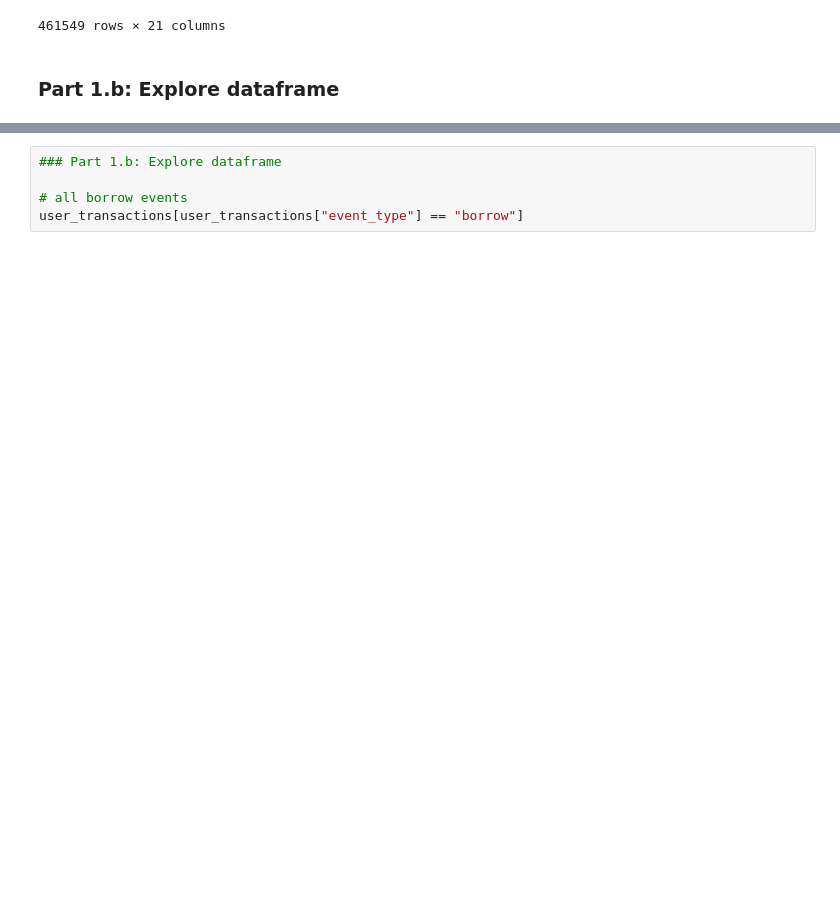
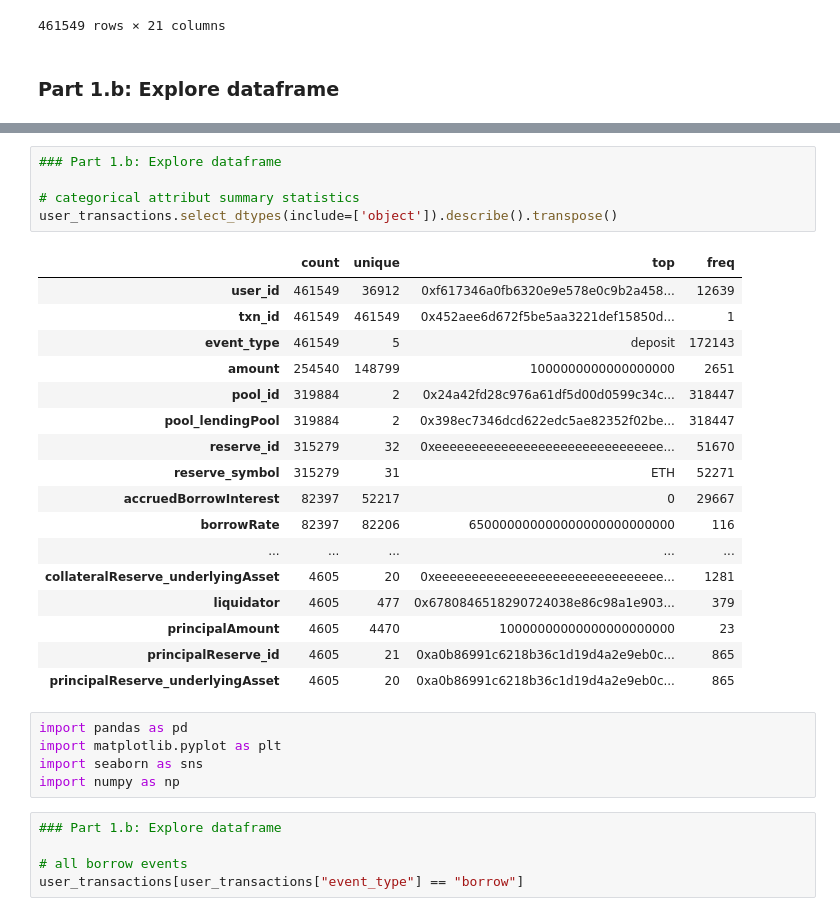
Before and after one commit to Scaleframe/defi_credit_score, a Jupyter notebook: notebooks/01-data-and-solution-flow.ipynb, the cells around one changed output, grey strips where cells are left out. Saved outputs shown, nothing was run; the diff lists cells and outputs as text; blank space fills up the shorter version.

```diff
--- a/notebooks/01-data-and-solution-flow.ipynb
+++ b/notebooks/01-data-and-solution-flow.ipynb
@@ -134,3 +237,31 @@ user_transactions.describe(include='all')
+# %%
+### Part 1.b: Explore dataframe
+
+# categorical attribut summary statistics
+user_transactions.select_dtypes(include=['object']).describe().transpose()
+# %% [output]
+|  | count | unique | top | freq |
+| user_id | 461549 | 36912 | 0xf617346a0fb6320e9e578e0c9b2a458... | 12639 |
+| txn_id | 461549 | 461549 | 0x452aee6d672f5be5aa3221def15850d... | 1 |
+| event_type | 461549 | 5 | deposit | 172143 |
+| amount | 254540 | 148799 | 1000000000000000000 | 2651 |
+| pool_id | 319884 | 2 | 0x24a42fd28c976a61df5d00d0599c34c... | 318447 |
+| pool_lendingPool | 319884 | 2 | 0x398ec7346dcd622edc5ae82352f02be... | 318447 |
+| reserve_id | 315279 | 32 | 0xeeeeeeeeeeeeeeeeeeeeeeeeeeeeeee... | 51670 |
+| reserve_symbol | 315279 | 31 | ETH | 52271 |
+| accruedBorrowInterest | 82397 | 52217 | 0 | 29667 |
+| borrowRate | 82397 | 82206 | 650000000000000000000000000 | 116 |
+| ... | ... | ... | ... | ... |
+| collateralReserve_underlyingAsset | 4605 | 20 | 0xeeeeeeeeeeeeeeeeeeeeeeeeeeeeeee... | 1281 |
+| liquidator | 4605 | 477 | 0x6780846518290724038e86c98a1e903... | 379 |
+| principalAmount | 4605 | 4470 | 10000000000000000000000 | 23 |
+| principalReserve_id | 4605 | 21 | 0xa0b86991c6218b36c1d19d4a2e9eb0c... | 865 |
+| principalReserve_underlyingAsset | 4605 | 20 | 0xa0b86991c6218b36c1d19d4a2e9eb0c... | 865 |
+# %%
+import pandas as pd
+import matplotlib.pyplot as plt
+import seaborn as sns
+import numpy as np
 # %%
 ### Part 1.b: Explore dataframe
 
```
Also changed, not shown: parts of 10 cells of this notebook.
